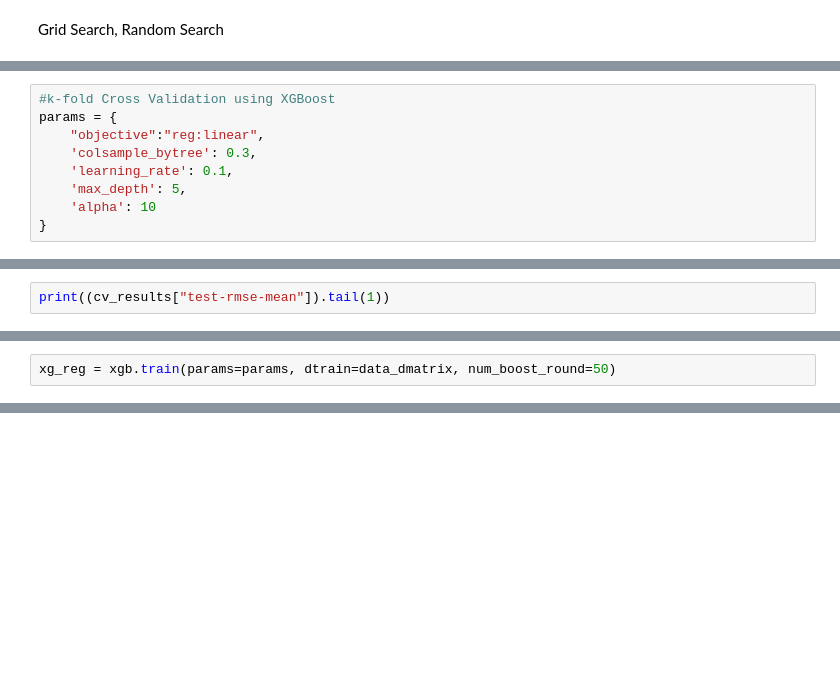
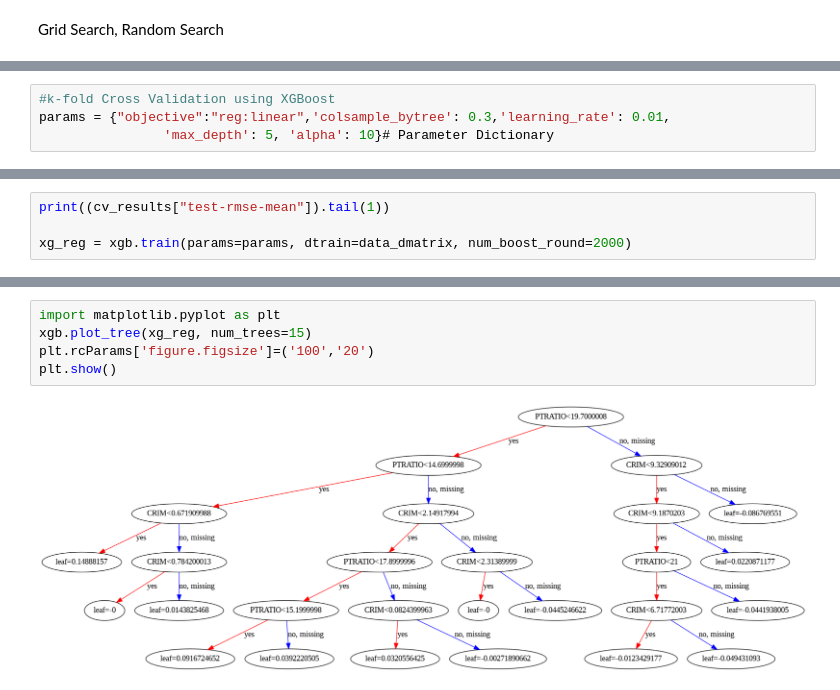
Before and after one commit to AkankshaB123/Optimisation, a Jupyter notebook: GradientBoosting_v1(Session4).ipynb, the cells around one changed output, grey strips where cells are left out. Cells and saved outputs as stored; diff of their text form; blank space fills up the shorter version.

```diff
--- a/GradientBoosting_v1(Session4).ipynb
+++ b/GradientBoosting_v1(Session4).ipynb
@@ -197,10 +205,5 @@ Train error is low, but Test is high: Still overfitting
 # %%
 #k-fold Cross Validation using XGBoost
-params = {
-    "objective":"reg:linear",
-    'colsample_bytree': 0.3,
-    'learning_rate': 0.1,
-    'max_depth': 5,
-    'alpha': 10
-}
+params = {"objective":"reg:linear",'colsample_bytree': 0.3,'learning_rate': 0.01,
+                'max_depth': 5, 'alpha': 10}# Parameter Dictionary
 # %%
@@ -218,3 +221,5 @@ cv_results.head()
 # %%
 print((cv_results["test-rmse-mean"]).tail(1))
+
+xg_reg = xgb.train(params=params, dtrain=data_dmatrix, num_boost_round=2000)
 # %% [output]
@@ -222,4 +227,2 @@ print((cv_results["test-rmse-mean"]).tail(1))
 Name: test-rmse-mean, dtype: float64
-# %%
-xg_reg = xgb.train(params=params, dtrain=data_dmatrix, num_boost_round=50)
 # %% [markdown]
@@ -226,0 +232,7 @@ xg_reg = xgb.train(params=params, dtrain=data_dmatrix, num_boost_round=50)
+# %%
+import matplotlib.pyplot as plt
+xgb.plot_tree(xg_reg, num_trees=15)
+plt.rcParams['figure.figsize']=('100','20')
+plt.show()
+# %% [output]
+[figure, added]
```
Also changed, not shown: parts of 18 cells of this notebook.
